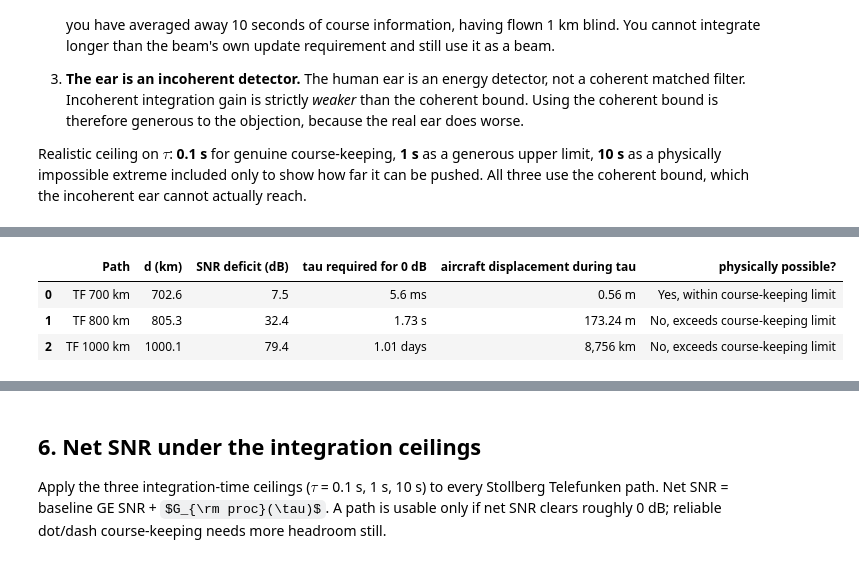
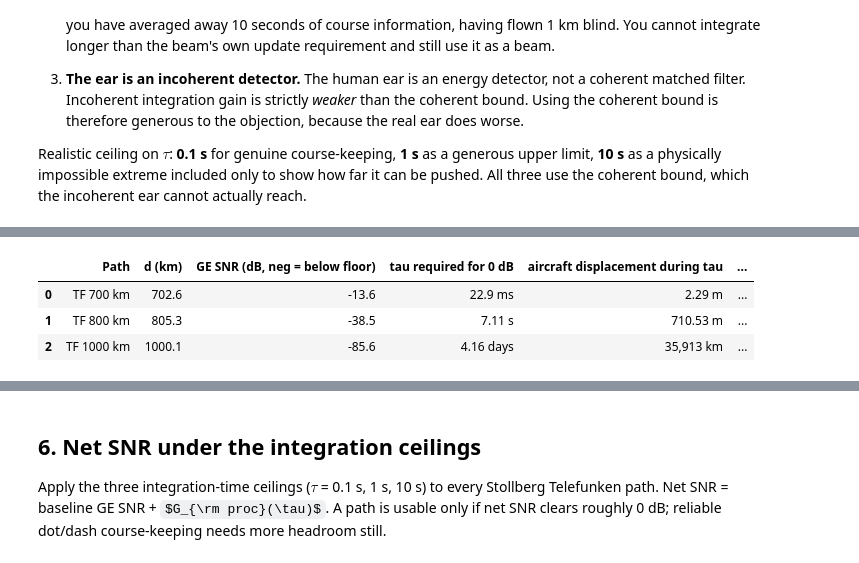
Before and after one commit to AlanSpaceAudits/battle-of-the-beams, a Jupyter notebook: jupyter_book/004_Processing_Gain_Ceiling.ipynb, the cells around one changed output, grey strips where cells are left out. Saved outputs shown, nothing was run; the diff lists cells and outputs as text; code cells hidden in the pictures; some formulas as TeX source.

```diff
--- a/jupyter_book/004_Processing_Gain_Ceiling.ipynb
+++ b/jupyter_book/004_Processing_Gain_Ceiling.ipynb
@@ -109,13 +109,12 @@ def ge_snr_dB(W_m, H_m, target_name, station='Stollberg'):
     return d_m/1000, P_rx - N_dBW
 
 TF = ['TF 400 km','TF 500 km','TF 700 km','TF 800 km','TF 1000 km']
+W_sub, H_sub = 35.0, 20.0          # Bullnyte sub-aperture radiator
 rows = []
 for tname in TF:
-    d_km, snr_full = ge_snr_dB(99, 29, tname)
-    _,    snr_sub  = ge_snr_dB(35, 20, tname)
-    rows.append([tname, round(d_km,1), f"{snr_full:+.1f}", f"{snr_sub:+.1f}"])
+    d_km, snr = ge_snr_dB(W_sub, H_sub, tname)
+    rows.append([tname, round(d_km,1), f"{snr:+.1f}"])
 base_df = pd.DataFrame(rows, columns=['Path','d from Stollberg (km)',
-                                      'GE SNR full aperture (dB)',
-                                      'GE SNR Bullnyte sub-ap (dB)'])
+                                      'GE SNR (dB, neg = below floor)'])
 base_df
 # %% [output]
@@ -136,36 +135,36 @@ This is the falsifiable artifact. It turns "perceptible below the noise floor" i
 # %%
 def tau_required_s(deficit_dB, B_ref=B_ref):
     return 10**(deficit_dB/10) / (2 * B_ref)
 
 req_rows = []
 for tname in ['TF 700 km','TF 800 km','TF 1000 km']:
-    d_km, snr_full = ge_snr_dB(99, 29, tname)
-    deficit = -snr_full
+    d_km, snr = ge_snr_dB(W_sub, H_sub, tname)
+    deficit = -snr
     tau = tau_required_s(deficit)
     flown_m = tau * v_air
     if tau < 1:
         tau_str = f"{tau*1000:.1f} ms"
     elif tau < 3600:
         tau_str = f"{tau:.2f} s"
     elif tau < 86400:
         tau_str = f"{tau/3600:.2f} hours"
     else:
         tau_str = f"{tau/86400:.2f} days"
     flown_str = (f"{flown_m:.2f} m" if flown_m < 1000
                  else f"{flown_m/1000:.1f} km" if flown_m < 1e6
                  else f"{flown_m/1e3:,.0f} km")
     possible = ('Yes, within course-keeping limit' if tau < 0.1
                 else 'No, exceeds course-keeping limit')
-    req_rows.append([tname, round(d_km,1), f"{deficit:.1f}",
+    req_rows.append([tname, round(d_km,1), f"{snr:+.1f}",
                      tau_str, flown_str, possible])
-req_df = pd.DataFrame(req_rows, columns=['Path','d (km)','SNR deficit (dB)',
+req_df = pd.DataFrame(req_rows, columns=['Path','d (km)','GE SNR (dB, neg = below floor)',
                                          'tau required for 0 dB',
                                          'aircraft displacement during tau',
                                          'physically possible?'])
 req_df
 # %% [output]
-|  | Path | d (km) | SNR deficit (dB) | tau required for 0 dB | aircraft displacement during tau | physically possible? |
-| 0 | TF 700 km | 702.6 | 7.5 | 5.6 ms | 0.56 m | Yes, within course-keeping limit |
-| 1 | TF 800 km | 805.3 | 32.4 | 1.73 s | 173.24 m | No, exceeds course-keeping limit |
-| 2 | TF 1000 km | 1000.1 | 79.4 | 1.01 days | 8,756 km | No, exceeds course-keeping limit |
+|  | Path | d (km) | GE SNR (dB, neg = below floor) | tau required for 0 dB | aircraft displacement during tau | ... |
+| 0 | TF 700 km | 702.6 | -13.6 | 22.9 ms | 2.29 m | ... |
+| 1 | TF 800 km | 805.3 | -38.5 | 7.11 s | 710.53 m | ... |
+| 2 | TF 1000 km | 1000.1 | -85.6 | 4.16 days | 35,913 km | ... |
 # %% [markdown]
```
Also changed, not shown: parts of 9 cells of this notebook, 9 other files.
